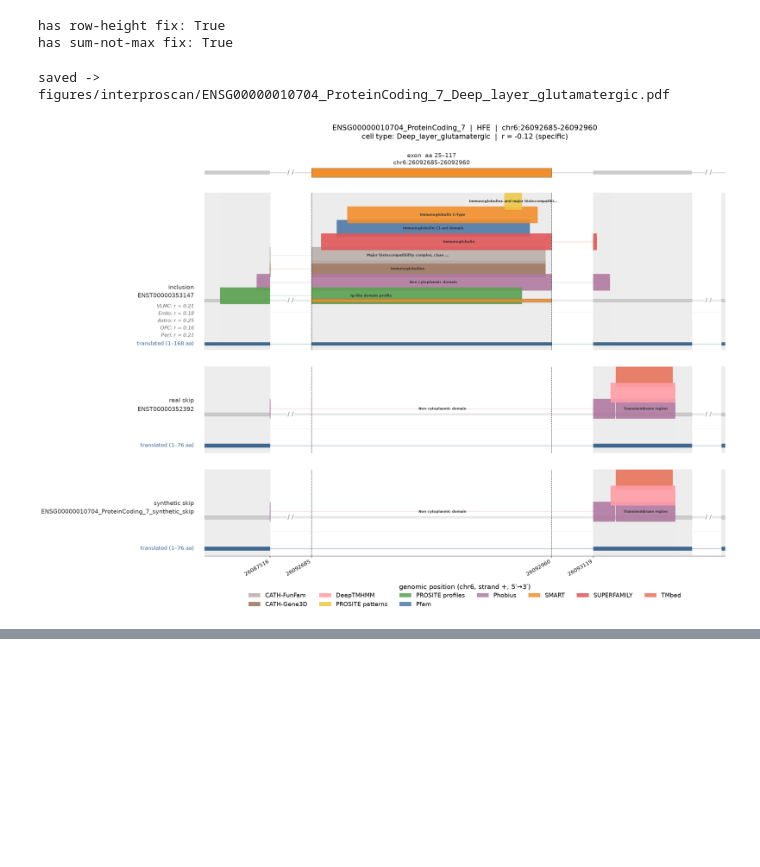
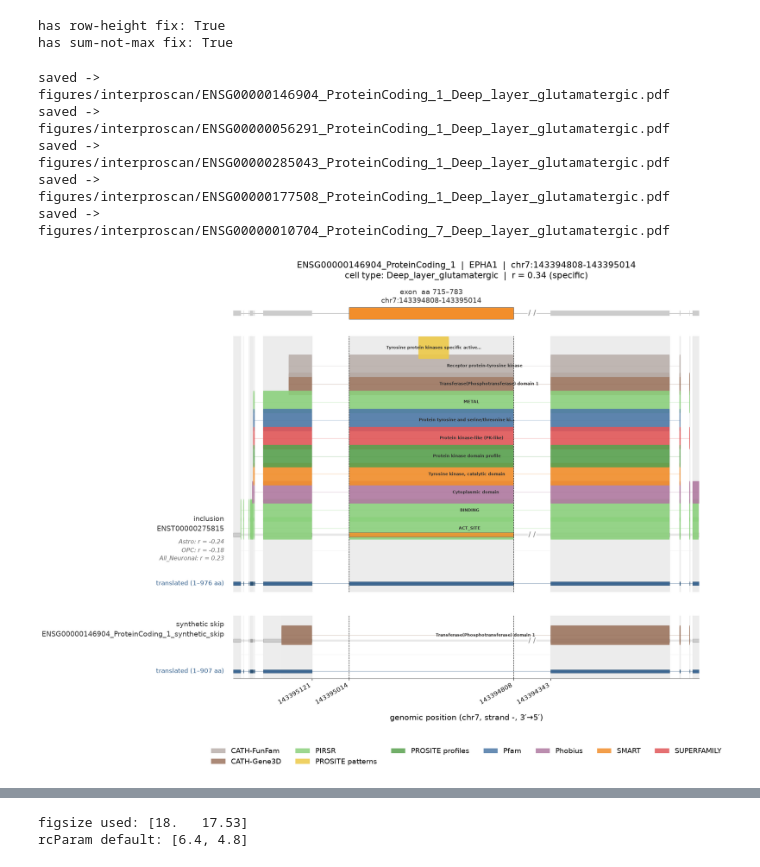
Before and after one commit to reliscu/bulk_splicing_GTEx_cortex, a Jupyter notebook: 31_visualize_interproscan_results.ipynb, the cells around one changed output, grey strips where cells are left out. Cells and saved outputs as stored; diff of their text form; code cells hidden in the pictures; blank space fills up the shorter version.

```diff
--- a/31_visualize_interproscan_results.ipynb
+++ b/31_visualize_interproscan_results.ipynb
@@ -1609,16 +1618,19 @@ has sum-not-max fix: True
 # %%
 ct = "Deep_layer_glutamatergic"
 
-ev = "ENSG00000146904_ProteinCoding_1"
-ev = "ENSG00000056291_ProteinCoding_1"
-ev = "ENSG00000285043_ProteinCoding_1"
-ev = "ENSG00000177508_ProteinCoding_1"
-ev = "ENSG00000010704_ProteinCoding_7"
+evs = ["ENSG00000146904_ProteinCoding_1", "ENSG00000056291_ProteinCoding_1", "ENSG00000285043_ProteinCoding_1",  "ENSG00000177508_ProteinCoding_1", "ENSG00000010704_ProteinCoding_7"]
 
-plot_event_domains(ev, event_interproscan_map, signif_event_interproscan_map,
-                   cds_by_transcript, ctype='Deep_layer_glutamatergic',
-                   fontscale=2.5, figsize=(24, 16),
-                   save_path=f"figures/interproscan/{ev}_{ct}.pdf", dpi=200)
+# figsize=(24, 16),
+
+for ev in evs:
+    plot_event_domains(ev, event_interproscan_map, signif_event_interproscan_map,
+                    cds_by_transcript, ctype='Deep_layer_glutamatergic',
+                    fontscale=2.5,
+                    save_path=f"figures/interproscan/{ev}_{ct}.pdf", dpi=200)
 # %% [output]
+saved -> figures/interproscan/ENSG00000146904_ProteinCoding_1_Deep_layer_glutamatergic.pdf
+saved -> figures/interproscan/ENSG00000056291_ProteinCoding_1_Deep_layer_glutamatergic.pdf
+saved -> figures/interproscan/ENSG00000285043_ProteinCoding_1_Deep_layer_glutamatergic.pdf
+saved -> figures/interproscan/ENSG00000177508_ProteinCoding_1_Deep_layer_glutamatergic.pdf
 saved -> figures/interproscan/ENSG00000010704_ProteinCoding_7_Deep_layer_glutamatergic.pdf
-[figure, old version]
+[figure, new version]
@@ -1625,0 +1641,6 @@ saved -> figures/interproscan/ENSG00000010704_ProteinCoding_7_Deep_layer_glutama
+# %%
+print("figsize used:", fig.get_size_inches())
+print("rcParam default:", plt.rcParams['figure.figsize'])
+# %% [output]
+figsize used: [18.   17.53]
+rcParam default: [6.4, 4.8]
```
Also changed, not shown: parts of 2 cells of this notebook, 1 other file.
